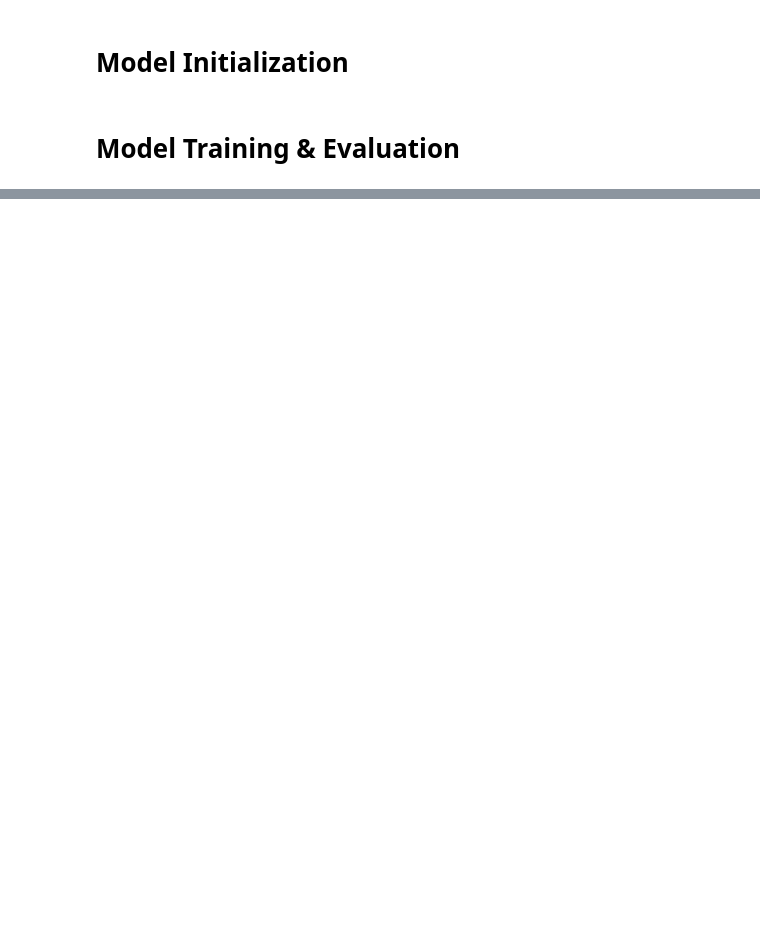
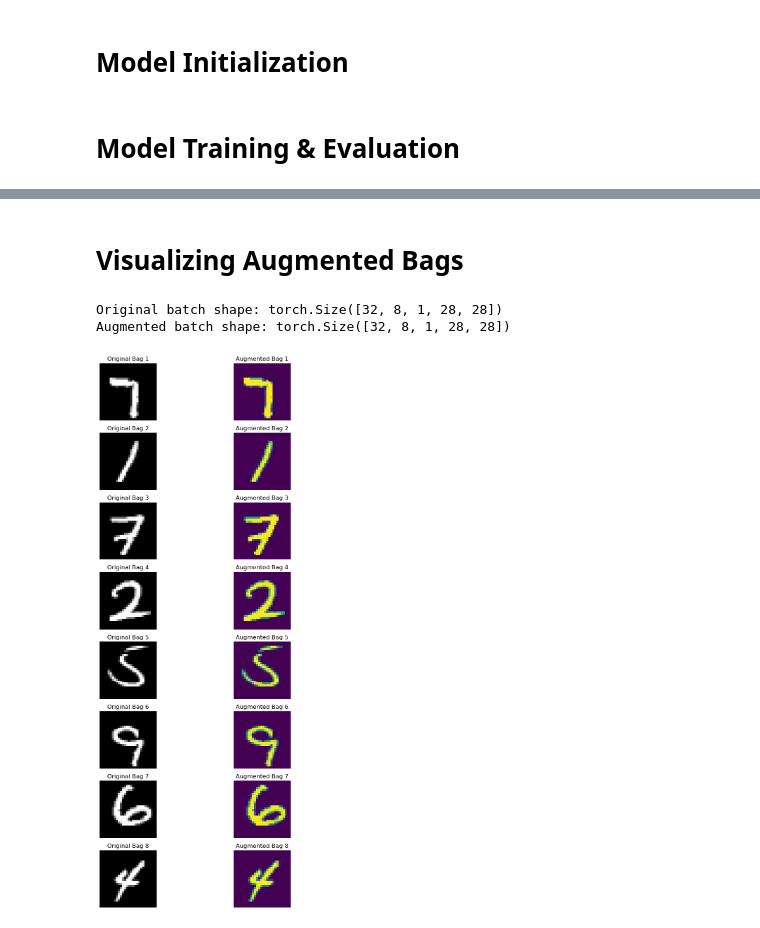
Before and after one commit to nhatminhtrieu/Brain-Stroke-Diagnosis, a Jupyter notebook: dsmil/ds_cl_mil.ipynb, the cells around one changed output, grey strips where cells are left out. Cells and saved outputs as stored; diff of their text form; code cells hidden in the pictures; blank space fills up the shorter version.

Commit message:
- Update Data Augmentation for Contrastive Learning in ds_cl_mil.ipynb

```diff
--- a/dsmil/ds_cl_mil.ipynb
+++ b/dsmil/ds_cl_mil.ipynb
@@ -220,7 +222,7 @@ ntxent_loss = NTXentLoss().cuda()
 # Model Training & Evaluation
 # %%
 # Training parameters
-epochs = 150
+epochs = 50
 learning_rate = 1e-3
 optimizer = torch.optim.Adam(encoder.parameters(), lr=learning_rate)
 bceLoss = nn.BCEWithLogitsLoss()
@@ -235,8 +237,7 @@ for epoch in range(epochs):
     for images, labels in train_loader:
         images = images.cuda()  # Move the batch to GPU
         labels = labels.cuda()
-        # aug1 = augment_batch(images).cuda()
-        aug1 = images
+        aug1 = augment_batch(images).cuda()
         aug2 = augment_batch(images).cuda()
 
         z_i, outputs_1, predicted_bags_1, _, _ = encoder(aug1)
@@ -301,0 +303,53 @@ Test Accuracy: 0.9523809523809523
+# %% [markdown]
+# Visualizing Augmented Bags
+# %%
+import matplotlib.pyplot as plt
+
+def visualize_augmented_bags(original_bags, augmented_bags, num_bags=8):
+    """
+    Visualizes original and augmented bags of images.
+
+    Parameters:
+    - original_bags: A tensor of shape (batch_size, num_instances, channels, height, width)
+    - augmented_bags: A tensor of shape (batch_size, num_instances, channels, height, width)
+    - num_bags: Number of bags to visualize.
+    """
+    batch_size = original_bags.size(0)
+
+    # Limit the number of bags to visualize
+    num_bags = min(num_bags, batch_size)
+
+    fig, axes = plt.subplots(num_bags, 2, figsize=(10, 2 * num_bags))
+
+    for i in range(num_bags):
+        # Original images
+        for j in range(original_bags.size(1)):  # Iterate over instances in the bag
+            img = original_bags[i][j].cpu().numpy().squeeze()  # Remove channel dimension
+            axes[i, 0].imshow(img, cmap='gray')
+            axes[i, 0].axis('off')
+        axes[i, 0].set_title(f'Original Bag {i + 1}')
+
+        # Augmented images
+        for j in range(augmented_bags.size(1)):
+            img = augmented_bags[i][j].cpu().numpy().squeeze()  # Remove channel dimension
+            axes[i, 1].imshow(img)
+            axes[i, 1].axis('off')
+        axes[i, 1].set_title(f'Augmented Bag {i + 1}')
+
+    plt.tight_layout()
+    plt.show()
+
+# Get the first batch of images from the evaluation loader
+images, _ = next(iter(eval_loader))
+print(f'Original batch shape: {images.shape}')
+
+# Augment the batch of images
+augmented_images = augment_batch(images)
+print(f'Augmented batch shape: {augmented_images.shape}')
+
+# Visualize the original and augmented bags
+visualize_augmented_bags(images, augmented_images)
+# %% [output]
+Original batch shape: torch.Size([32, 8, 1, 28, 28])
+Augmented batch shape: torch.Size([32, 8, 1, 28, 28])
+[figure, added]
```
Also changed, not shown: parts of 5 cells of this notebook, 1 other file.
